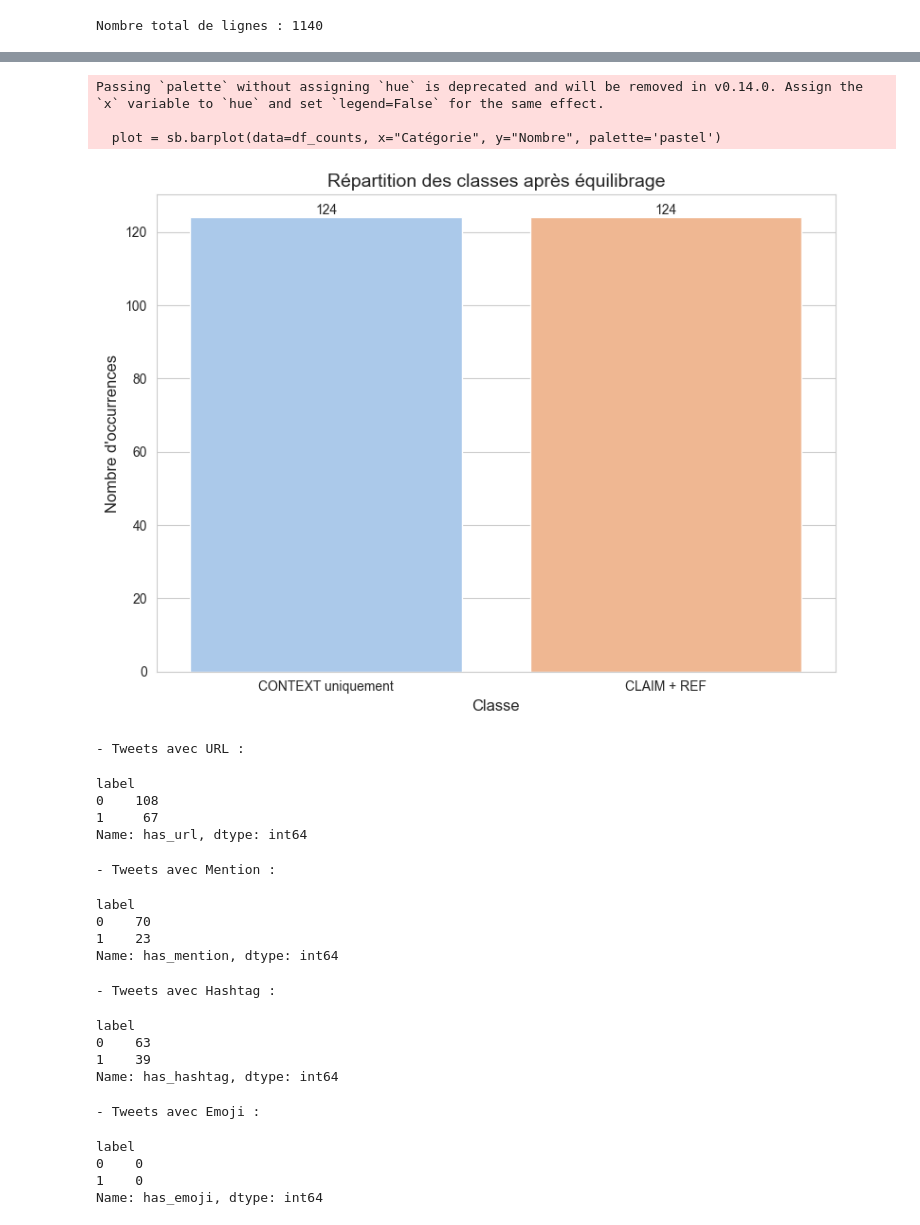
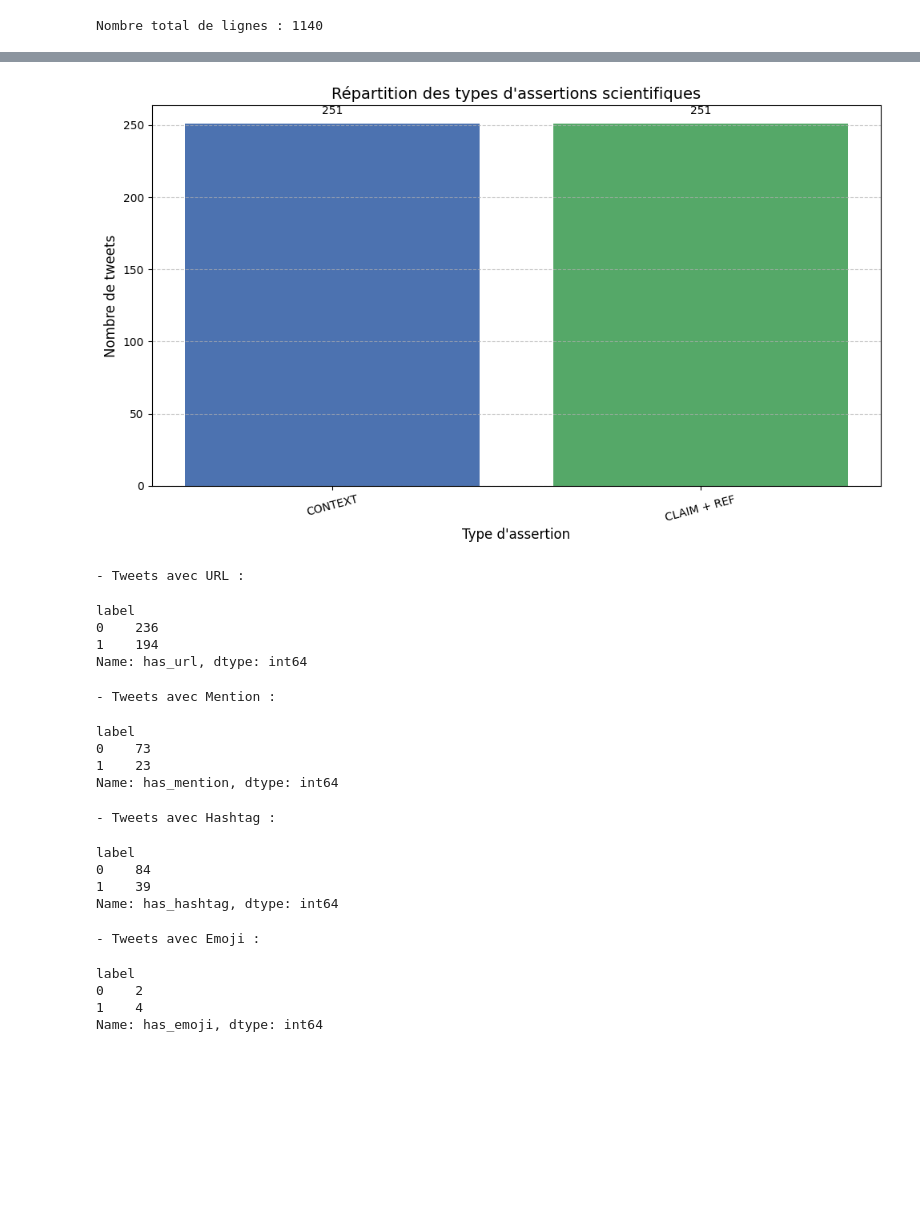
Before and after one commit to NinaShine/Machine_learning, a Jupyter notebook: Projet/test-CLAIM-REFvsCONTEXT.ipynb, the cells around one changed output, grey strips where cells are left out. Drawn from its saved outputs; the diff is of its cells as text; code cells hidden in the pictures; blank space fills up the shorter version.

```diff
--- a/Projet/test-CLAIM-REFvsCONTEXT.ipynb
+++ b/Projet/test-CLAIM-REFvsCONTEXT.ipynb
@@ -158,7 +180,7 @@ Occurrences parmi les scientifiques :
 #-----------------Reequilibrage de donnees -----------------------------
 #----------------------------------------------
 # %%
-df_balanced=pd.read_csv('scitweets_balanced_claimref_vs_context.tsv', sep='\t') #contient les 2 classe equilibrer 124+124=248
+df_balanced=pd.read_csv('scitweets_export_final_v3.tsv', sep='\t') #contient les 2 classe equilibrer 251+251=502
 display (df_balanced.head())
 print("Nombre total de lignes :", len(df_balanced))
 # %% [output]
@@ -171,0 +194,4 @@ Nombre total de lignes : 248
+# %%
+# 3. Filtrer les lignes scientifiques
+df_sci = df_balanced[df_balanced["science_related"] == 1]
+print("Nombre de lignes scientifiques :", len(df_sci))
@@ -223 +270,15 @@ Total lignes : 248
+# %%
+# Label = 1 si CLAIM ou REF
+df_sci['label'] = ((df_sci['scientific_claim'] == 1.0) | (df_sci['scientific_reference'] == 1.0)).astype(int)
+
+# Tweets à garder :
+# - tous les CLAIM ou REF (même s’ils ont CONTEXT)
+# - uniquement les CONTEXT "purs" pour la classe 0
+
+df_claim_ref = df_sci[df_sci['label'] == 1]
+df_context_only = df_sci[
+    (df_sci['scientific_context'] == 1.0) &
+    (df_sci['scientific_claim'] == 0.0) &
+    (df_sci['scientific_reference'] == 0.0)
+]
 # %%
@@ -225,30 +286,44 @@ Total lignes : 248
 # %%
 # 1. Créer un DataFrame de comptage personnalisé depuis df_balanced
-label_map = {0: "CLAIM + REF", 1: "CONTEXT uniquement"}
-df_counts = df_balanced["label"].map(label_map).value_counts().reset_index()
+label_map = {0: "CLAIM + REF", 1: "CONTEXT"}
+df_counts = df_sci["label"].map(label_map).value_counts().reset_index()
 df_counts.columns = ["Catégorie", "Nombre"]
-
+'''
 # 2. Affichage avec seaborn
 sb.set_style("whitegrid")
 plt.figure(figsize=(8, 6))
 plot = sb.barplot(data=df_counts, x="Catégorie", y="Nombre", palette='pastel')
 plt.title("Répartition des classes après équilibrage", fontsize=14)
 plt.xlabel("Classe", fontsize=12)
 plt.ylabel("Nombre d'occurrences", fontsize=12)
 
 # 3. Affichage des valeurs au-dessus des barres
 for p in plot.patches:
     plot.annotate(format(p.get_height(), '.0f'),
                   (p.get_x() + p.get_width() / 2., p.get_height()),
                   ha='center', va='bottom', fontsize=10)
 
 plt.tight_layout()
 plt.show()
+'''
+
+plt.figure(figsize=(10,6))
+bars = plt.bar(df_counts["Catégorie"], df_counts["Nombre"], color=["#4C72B0", "#55A868", "#C44E52", "#8172B3"])
+plt.title("Répartition des types d'assertions scientifiques", fontsize=14)
+plt.xlabel("Type d'assertion", fontsize=12)
+plt.ylabel("Nombre de tweets", fontsize=12)
+plt.xticks(rotation=15)
+plt.grid(axis='y', linestyle='--', alpha=0.7)
+
+# 7. Afficher les valeurs sur les barres
+for bar in bars:
+    yval = bar.get_height()
+    plt.text(bar.get_x() + bar.get_width()/2, yval + 5, int(yval), ha='center', va='bottom', fontsize=10)
+
+plt.tight_layout()
+plt.show()
 # %% [output]
-Passing `palette` without assigning `hue` is deprecated and will be removed in v0.14.0. Assign the `x` variable to `hue` and set `legend=False` for the same effect.
-
-  plot = sb.barplot(data=df_counts, x="Catégorie", y="Nombre", palette='pastel')
-[figure, old version]
+[figure, new version]
 # %%
 #-------------------------------
 #----Nettoyage + normalisation du texte--------
@@ -262,25 +337,25 @@ def convert_emojis(text):
     return emoji.demojize(text)  # Exemple : 😊 devient :smiling_face_with_smiling_eyes:
 
 # Appliquer la conversion sur le texte
-df_balanced['tweet_text'] = df_balanced['text'].apply(convert_emojis)
+df_sci['tweet_text'] = df_sci['text'].apply(convert_emojis)
 
 # 2. Détection des éléments textuels :
 
 # Détection d’URL
-df_balanced['has_url'] = df_balanced['text'].str.contains(r'http[s]?://', regex=True)
+df_sci['has_url'] = df_sci['text'].str.contains(r'http[s]?://', regex=True)
 
 # Détection de mentions (@username)
-df_balanced['has_mention'] = df_balanced['text'].str.contains(r'@\w+', regex=True)
+df_sci['has_mention'] = df_sci['text'].str.contains(r'@\w+', regex=True)
 
 # Détection de hashtags (#mot)
-df_balanced['has_hashtag'] = df_balanced['text'].str.contains(r'#\w+', regex=True)
+df_sci['has_hashtag'] = df_sci['text'].str.contains(r'#\w+', regex=True)
 
 # Détection d'emojis (format texte après demojize)
-df_balanced['has_emoji'] = df_balanced['text'].str.contains(r':[^:\s]+:', regex=True)
+df_sci['has_emoji'] = df_sci['tweet_text'].str.contains(r':[^:\s]+:', regex=True)
 
 # 3. Fonction pour compter par catégorie et par classe (label 0 ou 1)
 def count_by_category(col):
-    return df_balanced.groupby('label')[col].sum()
+    return df_sci.groupby('label')[col].sum()
 
 # 4. Affichage des résultats :
 
@@ -298,21 +373,21 @@ display(count_by_category('has_emoji'))
 # %% [output]
 - Tweets avec URL :
 label
-0    108
-1     67
+0    236
+1    194
 Name: has_url, dtype: int64
 - Tweets avec Mention :
 label
-0    70
+0    73
 1    23
 Name: has_mention, dtype: int64
 - Tweets avec Hashtag :
 label
-0    63
+0    84
 1    39
 Name: has_hashtag, dtype: int64
 - Tweets avec Emoji :
 label
-0    0
-1    0
+0    2
+1    4
 Name: has_emoji, dtype: int64
```
Also changed, not shown: parts of 36 cells of this notebook, 4 other files.
